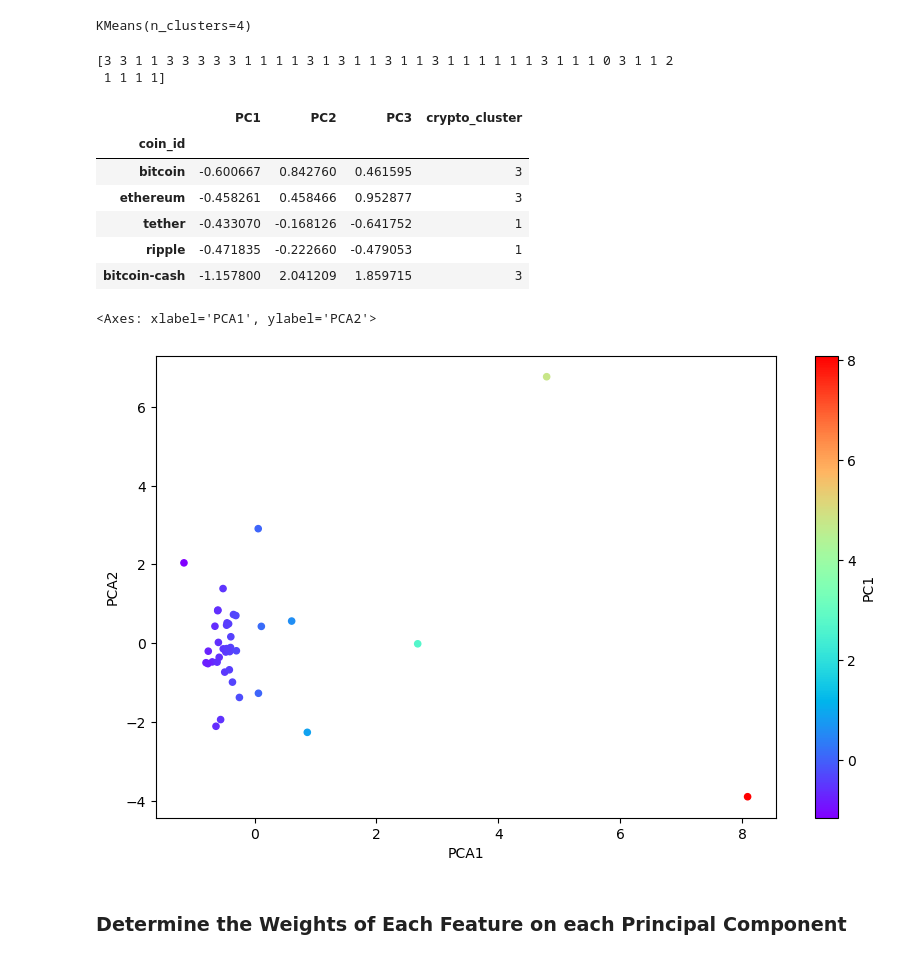
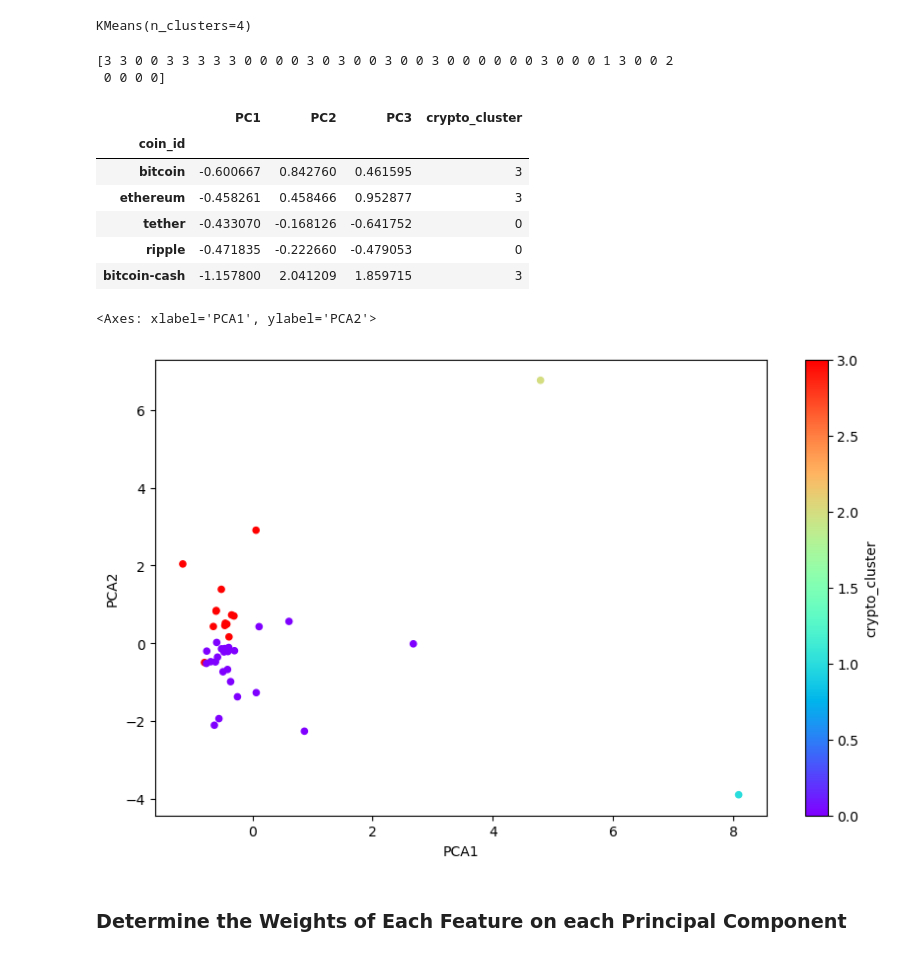
Before and after one commit to N8sGit/CryptoClustering, a Jupyter notebook: Crypto_Clustering.ipynb, the cells around one changed output. Drawn from its saved outputs; the diff is of its cells as text; code cells hidden in the pictures.

```diff
--- a/Crypto_Clustering.ipynb
+++ b/Crypto_Clustering.ipynb
@@ -59,7 +59,7 @@ print(type(scaled_market_data_df))
 # %%
 # Create a list with the number of k-values to try
 # Use a range from 1 to 11
-k_vals = [item for item in range(1,12)]
+k_vals = [item for item in range(1,11)]
 # Create an empty list to store the inertia values
 inertias = []
 # Create a for loop to compute the inertia with each possible value of k
@@ -219,7 +218,7 @@ crypto_PCA_df.head()
 # %% [markdown]
 ### Find the Best Value for k Using the PCA Data
 # %%
-k_vals_pca = [item for item in range(1,12)]
+k_vals_pca = [item for item in range(1,11)]
 inertias_pca = []
 # Create a for loop to compute the inertia with each possible value of k
 # Inside the loop:
@@ -294,8 +292,8 @@ crypto_PCA_predictions = crypto_PCA_kmodel.predict(crypto_PCA_df)
 # Print the resulting array of cluster values.
 print(crypto_PCA_predictions)
 # %% [output]
-[3 3 1 1 3 3 3 3 3 1 1 1 1 3 1 3 1 1 3 1 1 3 1 1 1 1 1 1 3 1 1 1 0 3 1 1 2
- 1 1 1 1]
+[3 3 0 0 3 3 3 3 3 0 0 0 0 3 0 3 0 0 3 0 0 3 0 0 0 0 0 0 3 0 0 0 1 3 0 0 2
+ 0 0 0 0]
 # %%
 # Create a copy of the DataFrame with the PCA data
 crypto_PCA_df_copy = crypto_PCA_df.copy()
@@ -310,21 +308,21 @@ crypto_PCA_df_copy.head()
 | coin_id |  |  |  |  |
 | bitcoin | -0.600667 | 0.842760 | 0.461595 | 3 |
 | ethereum | -0.458261 | 0.458466 | 0.952877 | 3 |
-| tether | -0.433070 | -0.168126 | -0.641752 | 1 |
-| ripple | -0.471835 | -0.222660 | -0.479053 | 1 |
+| tether | -0.433070 | -0.168126 | -0.641752 | 0 |
+| ripple | -0.471835 | -0.222660 | -0.479053 | 0 |
 | bitcoin-cash | -1.157800 | 2.041209 | 1.859715 | 3 |
 # %%
 # Create a scatter plot using hvPlot by setting `x="PCA1"` and `y="PCA2"`.
-crypto_PCA_df_copy.plot.scatter(x='PC1', y="PC2",  c='PC1',  # Use one of the columns for coloring
+crypto_PCA_df_copy.plot.scatter(x='PC1', y="PC2",  c='crypto_cluster',  # Use one of the columns for coloring
     colormap='rainbow',
     colorbar=True,
     figsize=(10, 6),
     xlabel="PCA1",
     ylabel = 'PCA2'
 )
 # %% [output]
 <Axes: xlabel='PCA1', ylabel='PCA2'>
-[figure, old version]
+[figure, new version]
 # %% [markdown]
 ### Determine the Weights of Each Feature on each Principal Component
 # %%
```
Also changed, not shown: parts of 8 cells of this notebook.
